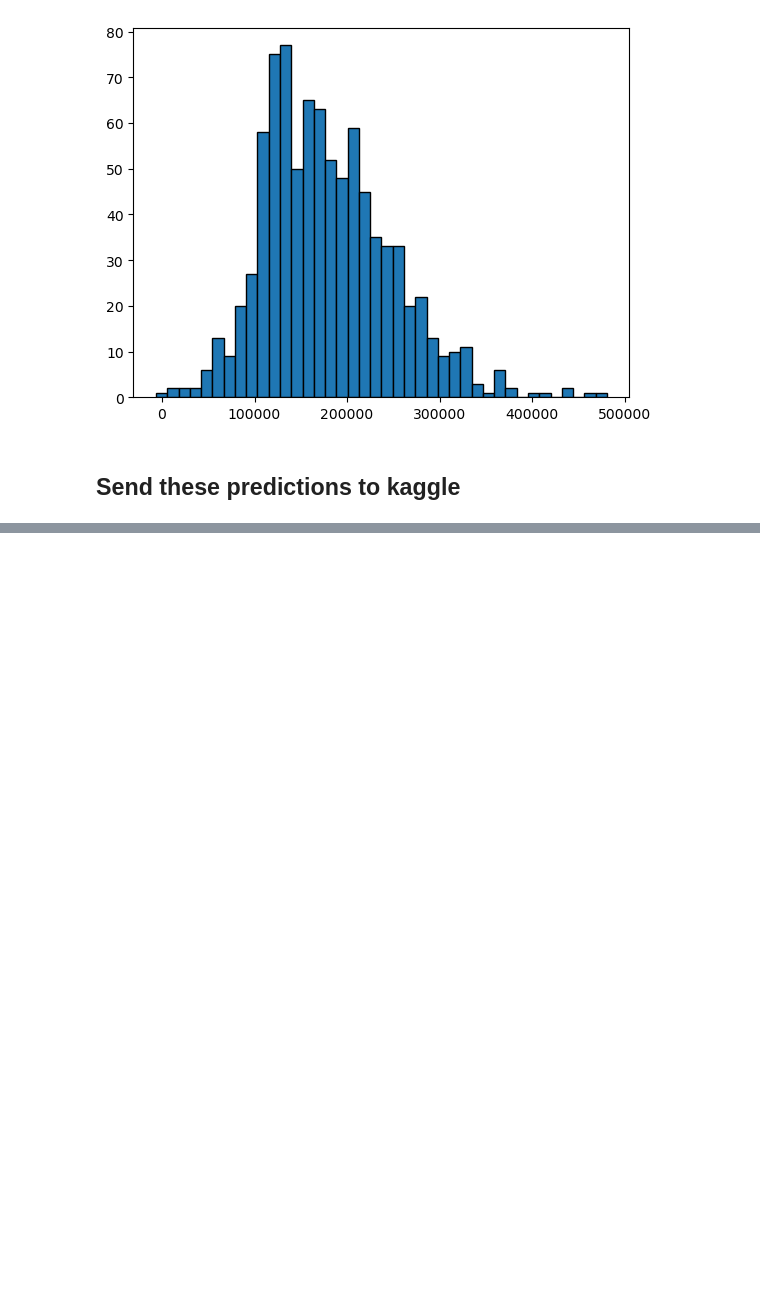
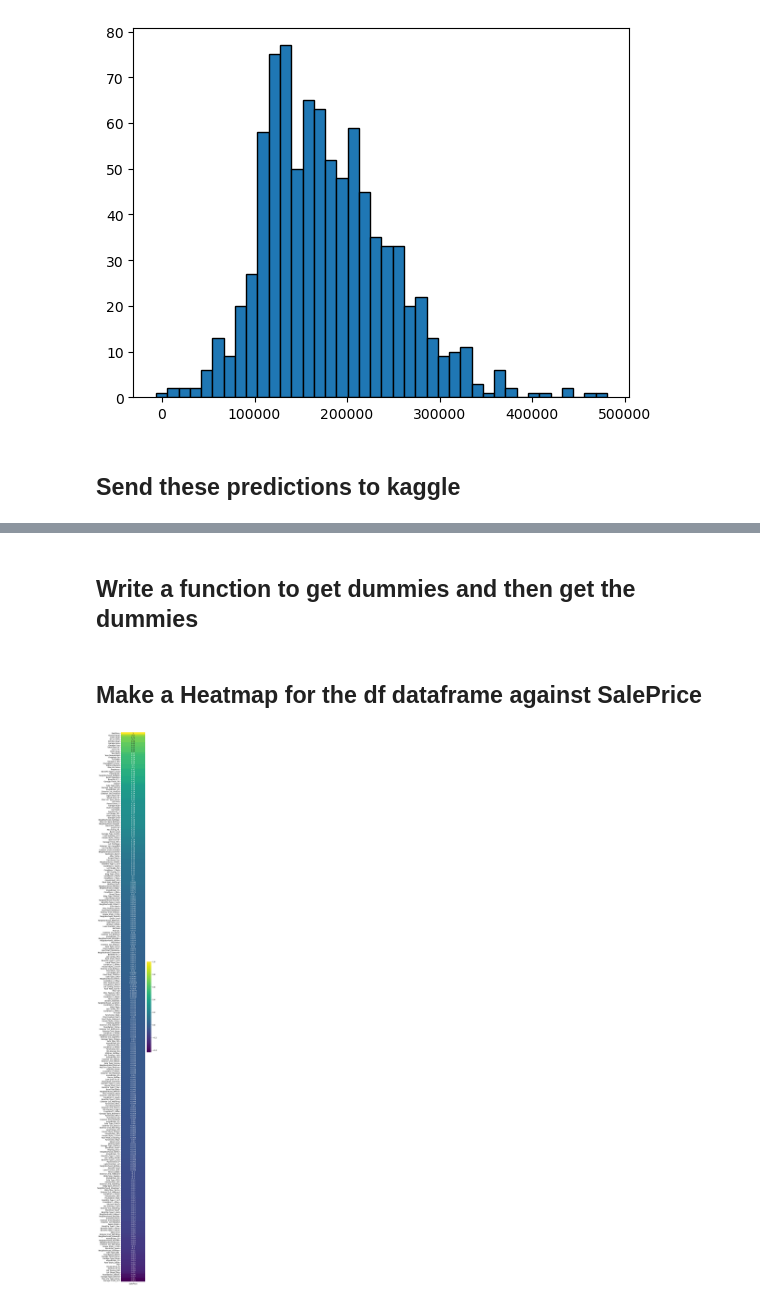
Before and after one commit to grahamjh99/Project-1-Ames-Housing, a Jupyter notebook: Project 2 Graham.ipynb, the cells around one changed output, grey strips where cells are left out. Cells and saved outputs as stored; diff of their text form; code cells hidden in the pictures; blank space fills up the shorter version.

```diff
--- a/Project 2 Graham.ipynb
+++ b/Project 2 Graham.ipynb
@@ -170,6 +173,7 @@ df[['BsmtFin SF 1','BsmtFin SF 2','Bsmt Unf SF','Total Bsmt SF','Bsmt Full Bath'
 ## Make a new column which is just the total surface area of the house and lot
 # %%
 df['totalsf'] = df['Pool Area']+df['Wood Deck SF']+ df['Open Porch SF']+df['Lot Area']+df['Enclosed Porch']+df['3Ssn Porch']+ df['Screen Porch']+df['Total Bsmt SF']+df['Gr Liv Area']+df['Garage Area']
+test['totalsf'] = test['Pool Area']+test['Wood Deck SF']+ test['Open Porch SF']+test['Lot Area']+test['Enclosed Porch']+test['3Ssn Porch']+ test['Screen Porch']+test['Total Bsmt SF']+test['Gr Liv Area']+test['Garage Area']
 # %% [markdown]
 ## Make Heat map of all int or float values and correlate then show only sale price correlation
 # %%
@@ -369,0 +415,3 @@ predictions.to_csv('only_numeric_predictions.csv')
+# %%
+df[['BsmtFin Type 1','BsmtFin Type 2']] = df[['BsmtFin Type 1','BsmtFin Type 2']].replace({np.nan:'None'})
+test[['BsmtFin Type 1','BsmtFin Type 2']] = test[['BsmtFin Type 1','BsmtFin Type 2']].replace({np.nan:'None'})
@@ -369,0 +420,3 @@ predictions.to_csv('only_numeric_predictions.csv')
+# %%
+df['Misc Feature'] = df['Misc Feature'].replace({np.nan:'None'})
+test['Misc Feature'] = test['Misc Feature'].replace({np.nan:'None'})
@@ -369,0 +522,2 @@ predictions.to_csv('only_numeric_predictions.csv')
+# %% [markdown]
+## Write a function to get dummies and then get the dummies
@@ -369,0 +536,41 @@ predictions.to_csv('only_numeric_predictions.csv')
+# %%
+df, test = make_dummies(df,test,'MS Zoning')
+df, test = make_dummies(df,test,'Street')
+df, test = make_dummies(df,test,'Alley')
+df, test = make_dummies(df,test,'Lot Shape')
+df, test = make_dummies(df,test,'Land Contour')
+df, test = make_dummies(df,test,'Lot Config')
+df, test = make_dummies(df,test,'Land Slope')
+df, test = make_dummies(df,test,'Neighborhood')
+df, test = make_dummies(df,test,'Condition 1')
+df, test = make_dummies(df,test,'Condition 2')
+df, test = make_dummies(df,test,'Bldg Type')
+df, test = make_dummies(df,test,'House Style')
+df, test = make_dummies(df,test,'Roof Style')
+df, test = make_dummies(df,test,'Roof Matl')
+df, test = make_dummies(df,test,'Exterior 1st')
+df, test = make_dummies(df,test,'Exterior 2nd')
+df, test = make_dummies(df,test,'Mas Vnr Type')
+df, test = make_dummies(df,test,'Foundation')
+df, test = make_dummies(df,test,'BsmtFin Type 1')
+df, test = make_dummies(df,test,'BsmtFin Type 2')
+df, test = make_dummies(df,test,'Heating')
+df, test = make_dummies(df,test,'Central Air')
+df, test = make_dummies(df,test,'Electrical')
+df, test = make_dummies(df,test,'Functional')
+df, test = make_dummies(df,test,'Garage Type')
+df, test = make_dummies(df,test,'Garage Finish')
+df, test = make_dummies(df,test,'Paved Drive')
+df, test = make_dummies(df,test,'Fence')
+df, test = make_dummies(df,test,'Sale Type')
+df, test = make_dummies(df,test,'Misc Feature')
+df, test = make_dummies(df,test,'Utilities')
+# %% [markdown]
+## Make a Heatmap for the df dataframe against SalePrice
+# %%
+plt.figure(figsize=(3, 55))
+sns.heatmap(df.corr()[['SalePrice']].sort_values(by='SalePrice',ascending = False),
+            annot=True,
+            cmap='viridis');
+# %% [output]
+[figure, added]
```
Also changed, not shown: parts of 46 cells of this notebook, 3 other files.
